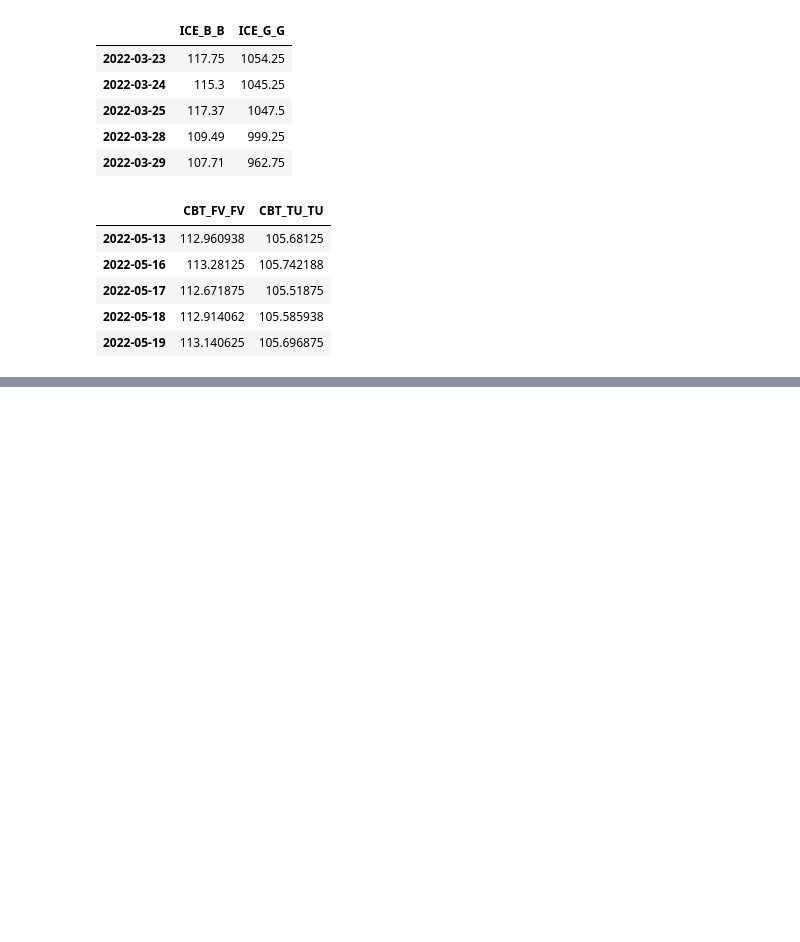
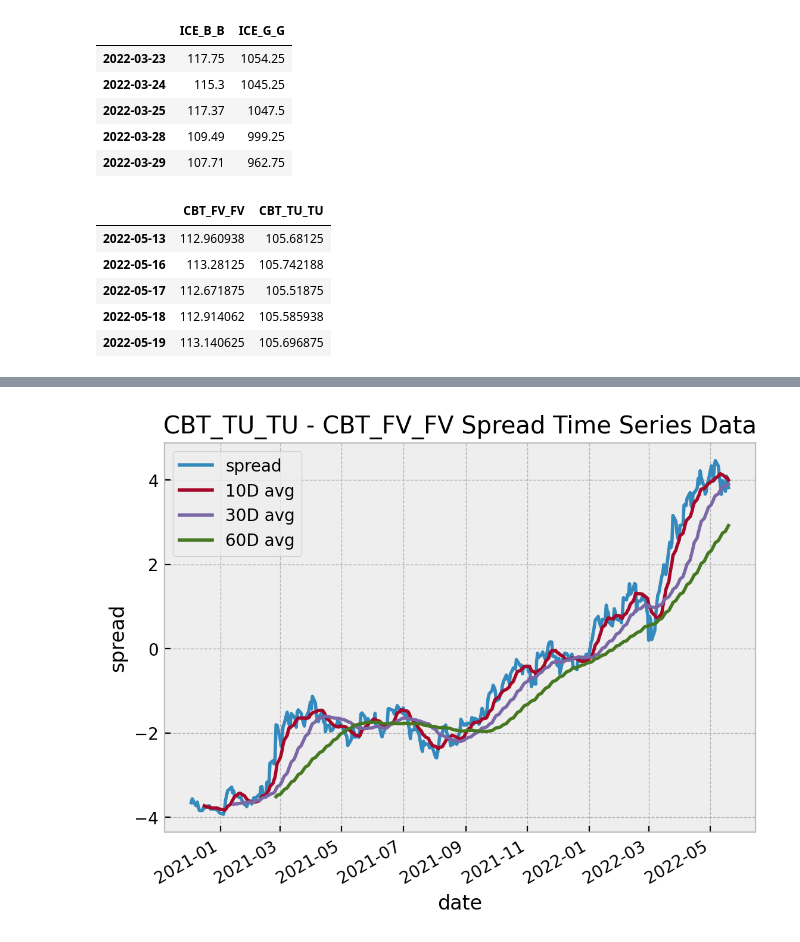
Before and after one commit to Zixin730/quant_trading_2023, a Jupyter notebook: hw/Zixin_Zhang_hw1.ipynb, the cells around one changed output, grey strips where cells are left out. Cells and saved outputs as stored; diff of their text form; code cells hidden in the pictures; blank space fills up the shorter version.

```diff
--- a/hw/Zixin_Zhang_hw1.ipynb
+++ b/hw/Zixin_Zhang_hw1.ipynb
@@ -123,4 +114,3 @@ S1.to_excel("../data/hw1/S1.xlsx")
 # %%
 S2 = CBT_FV_FV_CBT_TU_TU["CBT_TU_TU"] * 1.1066 - CBT_FV_FV_CBT_TU_TU["CBT_FV_FV"]
-S2 = S2.to_frame("CBT_TU_TU - CBT_FV_FV")
-S2.to_excel("../data/hw1/S2.xlsx")
+S2 = S2.to_frame("spread")
@@ -128,0 +163,4 @@ S2.to_excel("../data/hw1/S2.xlsx")
+# %%
+plot_lines(S2_avg, "date", "spread", "CBT_TU_TU - CBT_FV_FV Spread Time Series Data")
+# %% [output]
+[figure, added]
```
Also changed, not shown: parts of 13 cells of this notebook.
